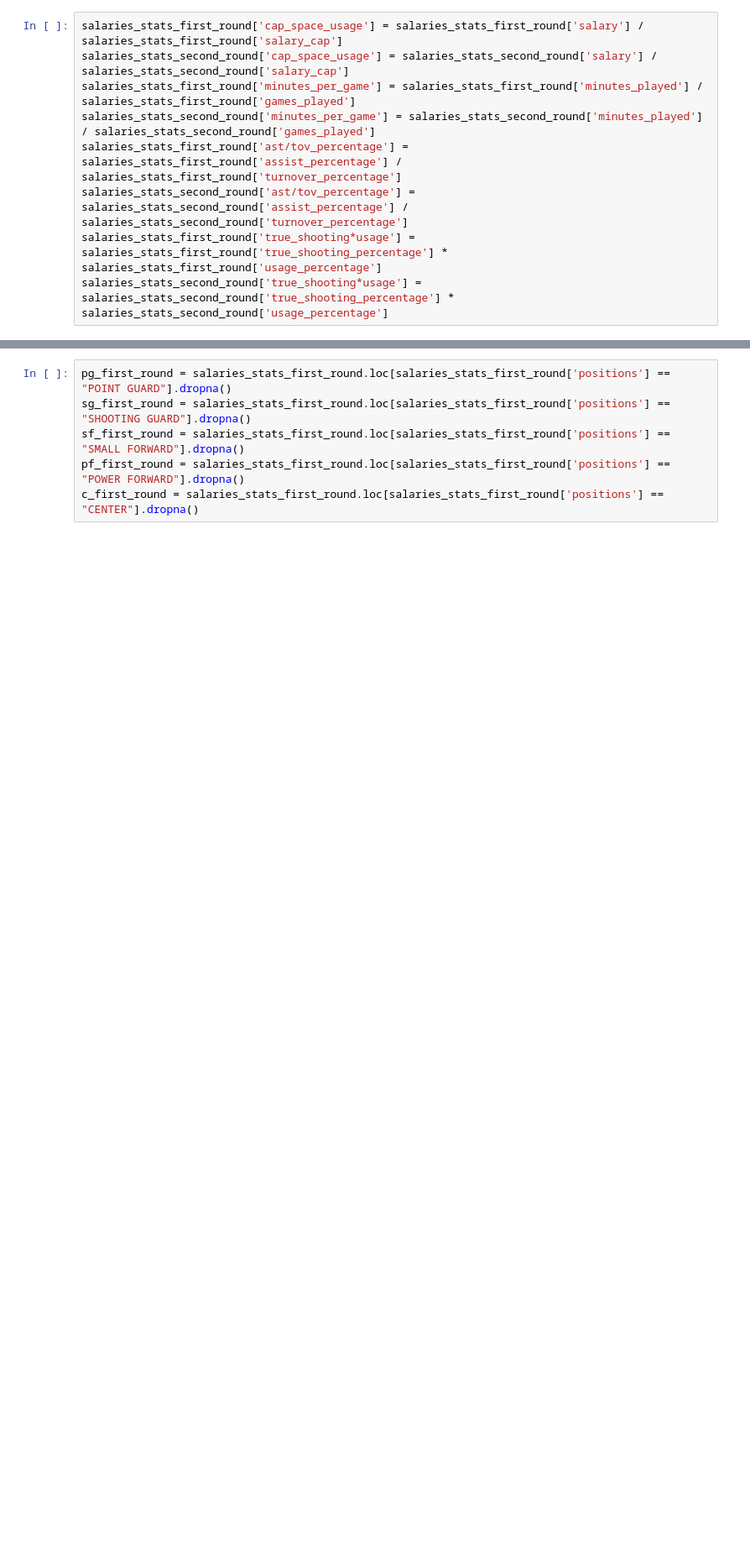
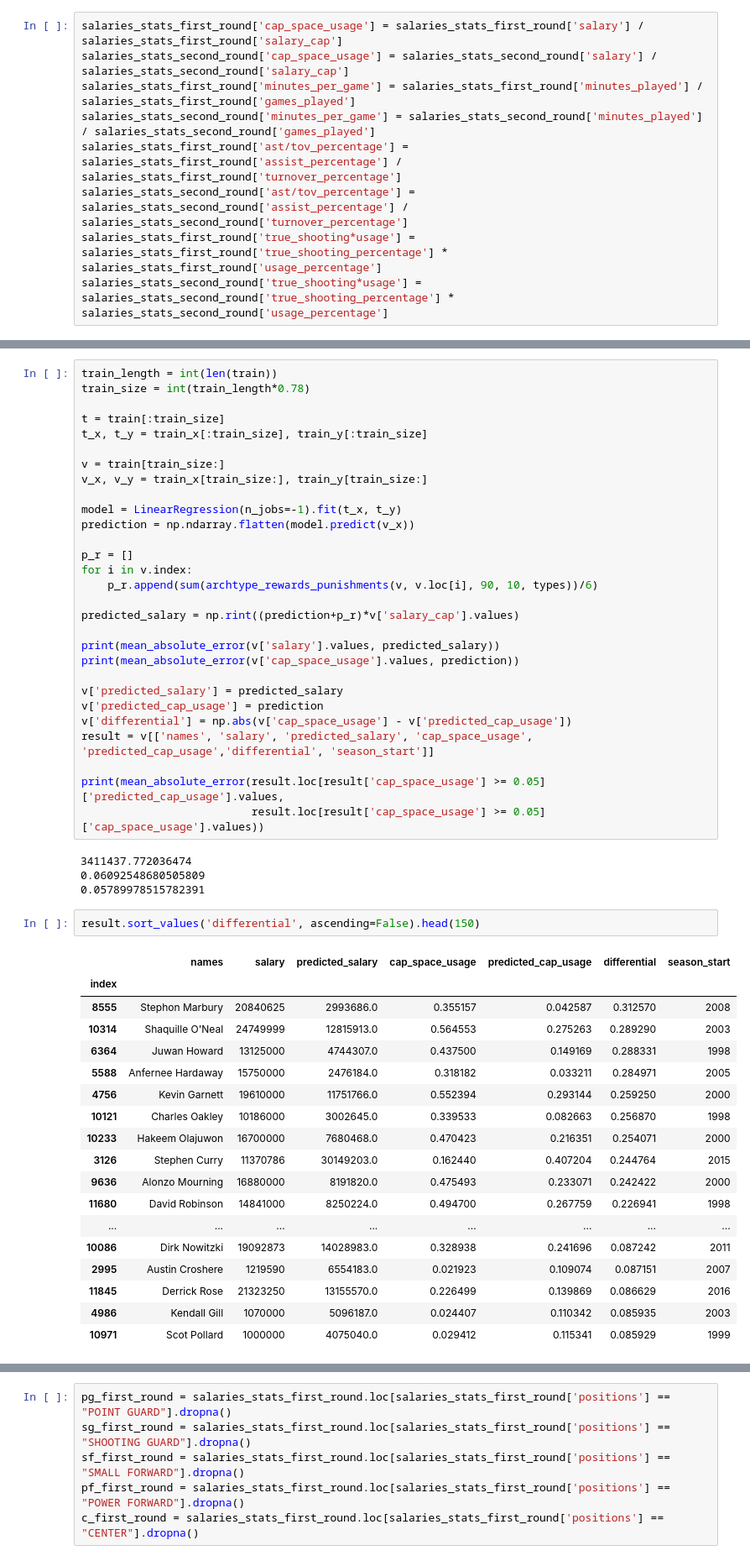
Before and after one commit to ZachLiu519/nba-model, a Jupyter notebook: week_2_data_exploration/filtered_stats_correlations.ipynb, the cells around one changed output, grey strips where cells are left out. Shown: that part at 84% size. Drawn from its saved outputs; the diff is of its cells as text; blank space fills up the shorter version.

```diff
--- a/week_2_data_exploration/filtered_stats_correlations.ipynb
+++ b/week_2_data_exploration/filtered_stats_correlations.ipynb
@@ -130,0 +311,54 @@ Index(['key', 'names', 'salary', 'season_start', 'positions', 'age',
+# %%
+train_length = int(len(train))
+train_size = int(train_length*0.78)
+
+t = train[:train_size]
+t_x, t_y = train_x[:train_size], train_y[:train_size]
+
+v = train[train_size:]
+v_x, v_y = train_x[train_size:], train_y[train_size:]
+
+model = LinearRegression(n_jobs=-1).fit(t_x, t_y)
+prediction = np.ndarray.flatten(model.predict(v_x))
+
+p_r = []
+for i in v.index:
+    p_r.append(sum(archtype_rewards_punishments(v, v.loc[i], 90, 10, types))/6)
+
+predicted_salary = np.rint((prediction+p_r)*v['salary_cap'].values)
+
+print(mean_absolute_error(v['salary'].values, predicted_salary))
+print(mean_absolute_error(v['cap_space_usage'].values, prediction))
+
+v['predicted_salary'] = predicted_salary
+v['predicted_cap_usage'] = prediction
+v['differential'] = np.abs(v['cap_space_usage'] - v['predicted_cap_usage'])
+result = v[['names', 'salary', 'predicted_salary', 'cap_space_usage', 'predicted_cap_usage','differential', 'season_start']]
+
+print(mean_absolute_error(result.loc[result['cap_space_usage'] >= 0.05]['predicted_cap_usage'].values,
+                          result.loc[result['cap_space_usage'] >= 0.05]['cap_space_usage'].values))
+# %% [output]
+3411437.772036474
+0.06092548680505809
+0.05789978515782391
+# %%
+result.sort_values('differential', ascending=False).head(150)
+# %% [output]
+|  | names | salary | predicted_salary | cap_space_usage | predicted_cap_usage | differential | season_start |
+| index |  |  |  |  |  |  |  |
+| 8555 | Stephon Marbury | 20840625 | 2993686.0 | 0.355157 | 0.042587 | 0.312570 | 2008 |
+| 10314 | Shaquille O'Neal | 24749999 | 12815913.0 | 0.564553 | 0.275263 | 0.289290 | 2003 |
+| 6364 | Juwan Howard | 13125000 | 4744307.0 | 0.437500 | 0.149169 | 0.288331 | 1998 |
+| 5588 | Anfernee Hardaway | 15750000 | 2476184.0 | 0.318182 | 0.033211 | 0.284971 | 2005 |
+| 4756 | Kevin Garnett | 19610000 | 11751766.0 | 0.552394 | 0.293144 | 0.259250 | 2000 |
+| 10121 | Charles Oakley | 10186000 | 3002645.0 | 0.339533 | 0.082663 | 0.256870 | 1998 |
+| 10233 | Hakeem Olajuwon | 16700000 | 7680468.0 | 0.470423 | 0.216351 | 0.254071 | 2000 |
+| 3126 | Stephen Curry | 11370786 | 30149203.0 | 0.162440 | 0.407204 | 0.244764 | 2015 |
+| 9636 | Alonzo Mourning | 16880000 | 8191820.0 | 0.475493 | 0.233071 | 0.242422 | 2000 |
+| 11680 | David Robinson | 14841000 | 8250224.0 | 0.494700 | 0.267759 | 0.226941 | 1998 |
+| ... | ... | ... | ... | ... | ... | ... | ... |
+| 10086 | Dirk Nowitzki | 19092873 | 14028983.0 | 0.328938 | 0.241696 | 0.087242 | 2011 |
+| 2995 | Austin Croshere | 1219590 | 6554183.0 | 0.021923 | 0.109074 | 0.087151 | 2007 |
+| 11845 | Derrick Rose | 21323250 | 13155570.0 | 0.226499 | 0.139869 | 0.086629 | 2016 |
+| 4986 | Kendall Gill | 1070000 | 5096187.0 | 0.024407 | 0.110342 | 0.085935 | 2003 |
+| 10971 | Scot Pollard | 1000000 | 4075040.0 | 0.029412 | 0.115341 | 0.085929 | 1999 |
```
Also changed, not shown: parts of 46 cells of this notebook.
